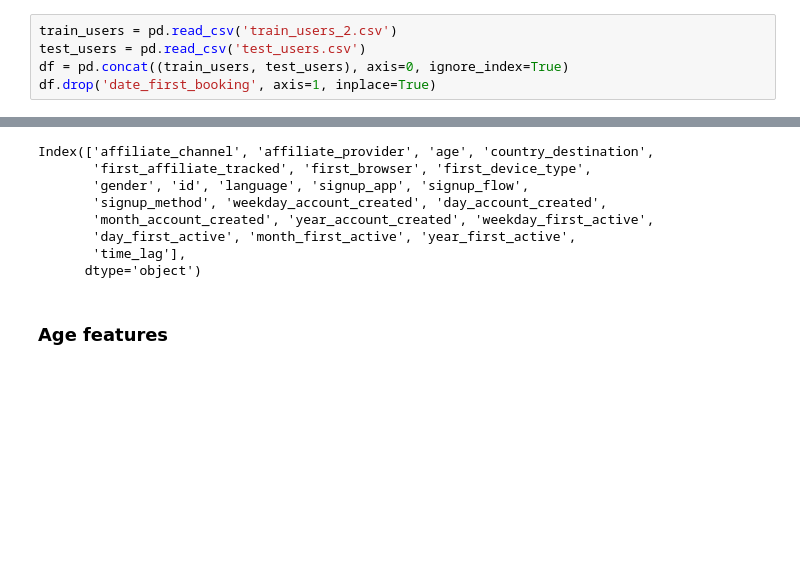
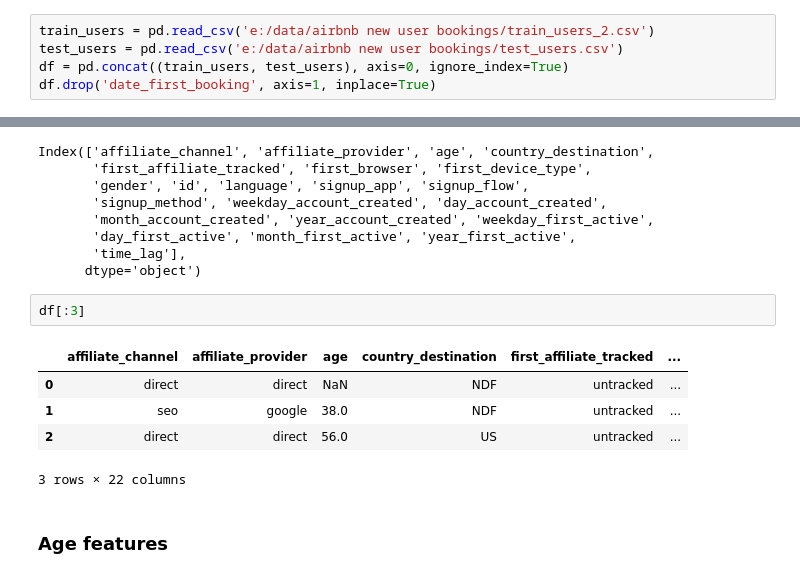
Before and after one commit to longfengpili/Machine-Learning-with-Python, a Jupyter notebook: Airbnb New User Bookings.ipynb, the cells around one changed output, grey strips where cells are left out. Saved outputs shown, nothing was run; the diff lists cells and outputs as text; blank space fills up the shorter version.

```diff
--- a/Airbnb New User Bookings.ipynb
+++ b/Airbnb New User Bookings.ipynb
@@ -719,7 +807,7 @@ import numpy as np
 import seaborn as sns
 import matplotlib.pyplot as plt
 # %%
-train_users = pd.read_csv('train_users_2.csv')
-test_users = pd.read_csv('test_users.csv')
+train_users = pd.read_csv('e:/data/airbnb new user bookings/train_users_2.csv')
+test_users = pd.read_csv('e:/data/airbnb new user bookings/test_users.csv')
 df = pd.concat((train_users, test_users), axis=0, ignore_index=True)
 df.drop('date_first_booking', axis=1, inplace=True)
@@ -754,6 +851,14 @@ Index(['affiliate_channel', 'affiliate_provider', 'age', 'country_destination',
        'day_first_active', 'month_first_active', 'year_first_active',
        'time_lag'],
       dtype='object')
+# %%
+df[:3]
+# %% [output]
+|  | affiliate_channel | affiliate_provider | age | country_destination | first_affiliate_tracked | ... |
+| 0 | direct | direct | NaN | NDF | untracked | ... |
+| 1 | seo | google | 38.0 | NDF | untracked | ... |
+| 2 | direct | direct | 56.0 | US | untracked | ... |
+3 rows × 22 columns
 # %% [markdown]
 ### Age features
 # %% [markdown]
```
Also changed, not shown: parts of 28 cells of this notebook.
